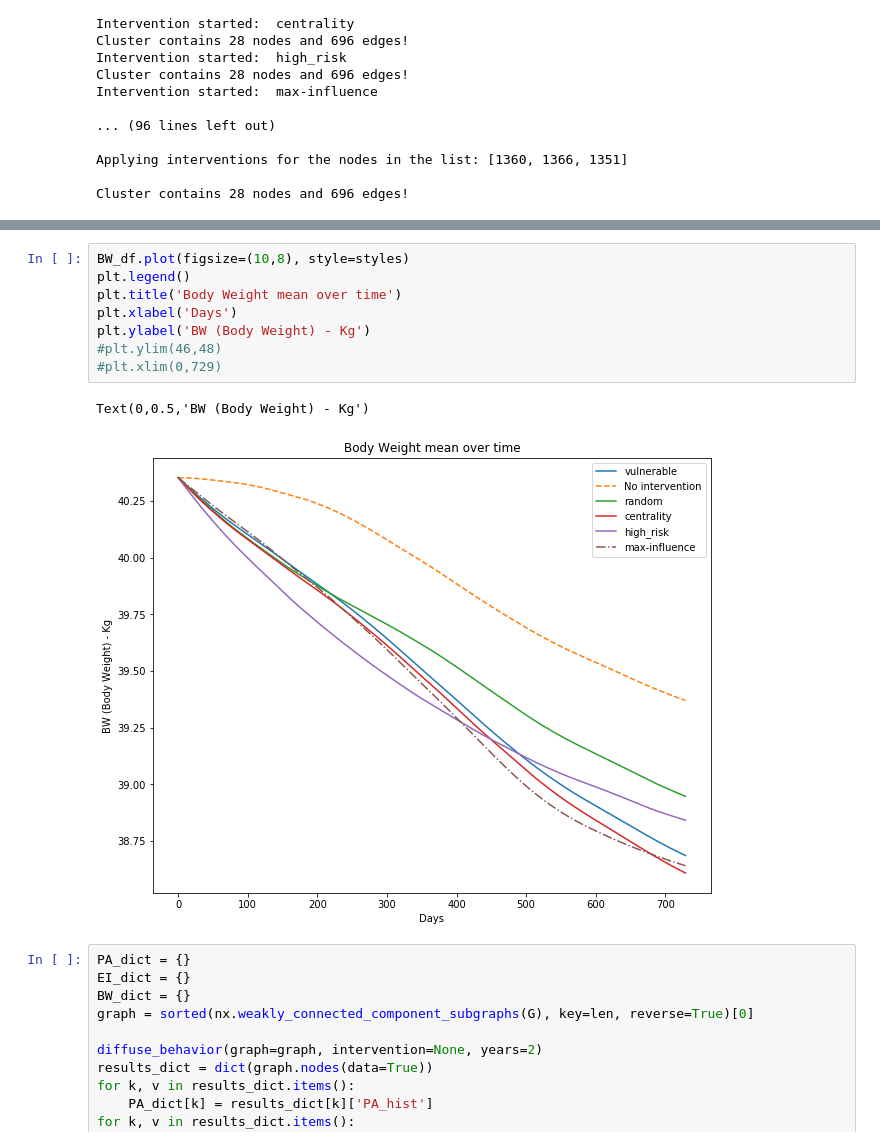
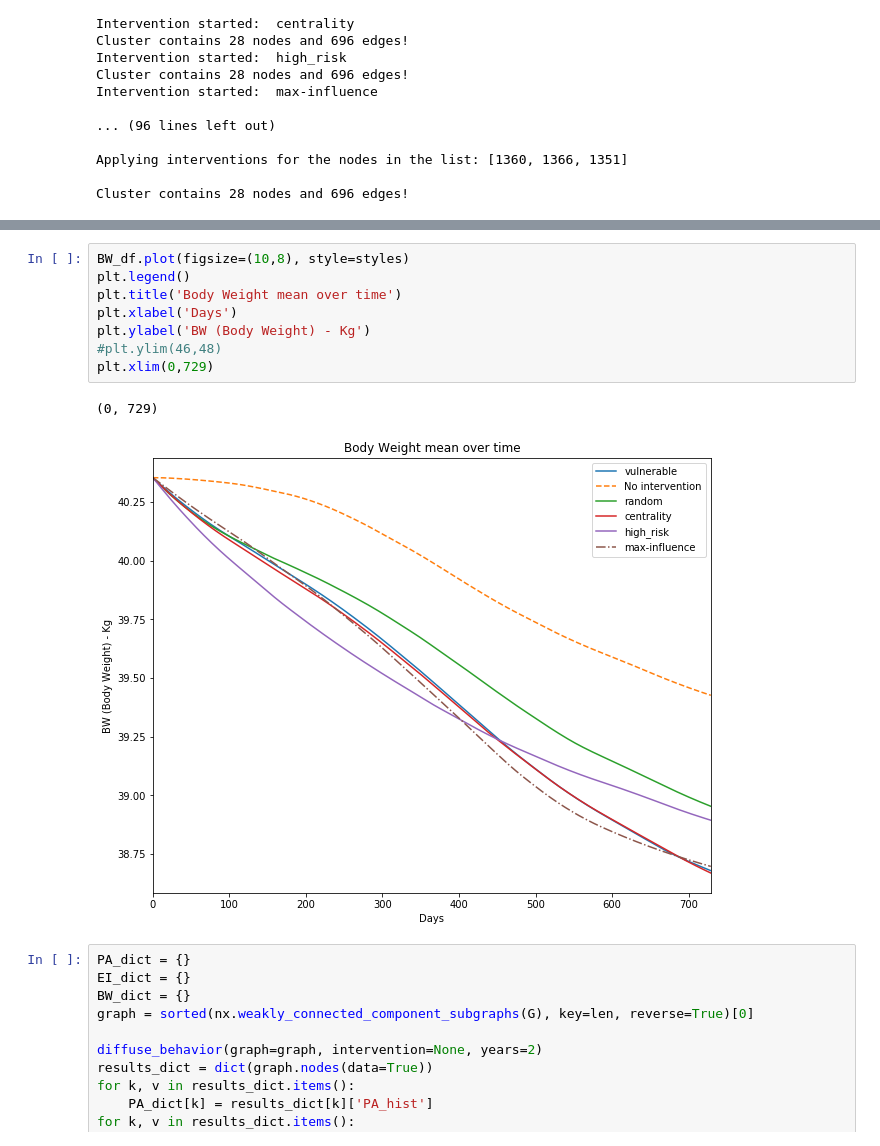
Before and after one commit to ericinlinux/obesity_interventions, a Jupyter notebook: Prototype_diffuse_behavior.ipynb, the cells around one changed output, grey strips where cells are left out. Cells and saved outputs as stored; diff of their text form.

```diff
--- a/Prototype_diffuse_behavior.ipynb
+++ b/Prototype_diffuse_behavior.ipynb
@@ -136,14 +136,14 @@ plt.xlim(0,729)
 # %%
 BW_df.plot(figsize=(10,8), style=styles)
 plt.legend()
 plt.title('Body Weight mean over time')
 plt.xlabel('Days')
 plt.ylabel('BW (Body Weight) - Kg')
 #plt.ylim(46,48)
-#plt.xlim(0,729)
+plt.xlim(0,729)
 # %% [output]
-Text(0,0.5,'BW (Body Weight) - Kg')
+(0, 729)
-[figure, old version]
+[figure, new version]
 # %%
 PA_dict = {}
 EI_dict = {}
```
Also changed, not shown: parts of 16 cells of this notebook, 2 other files.
